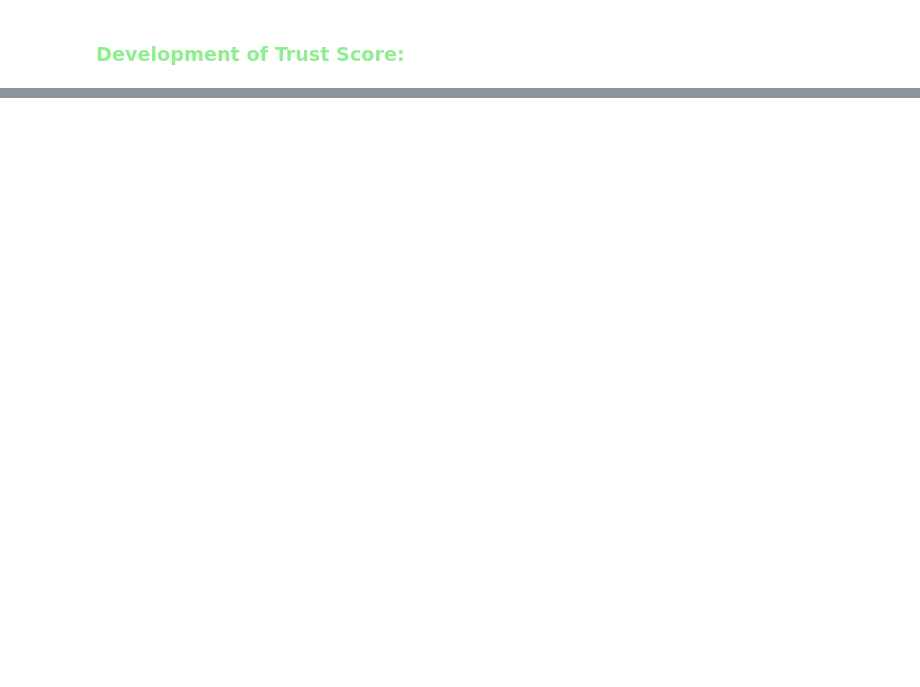
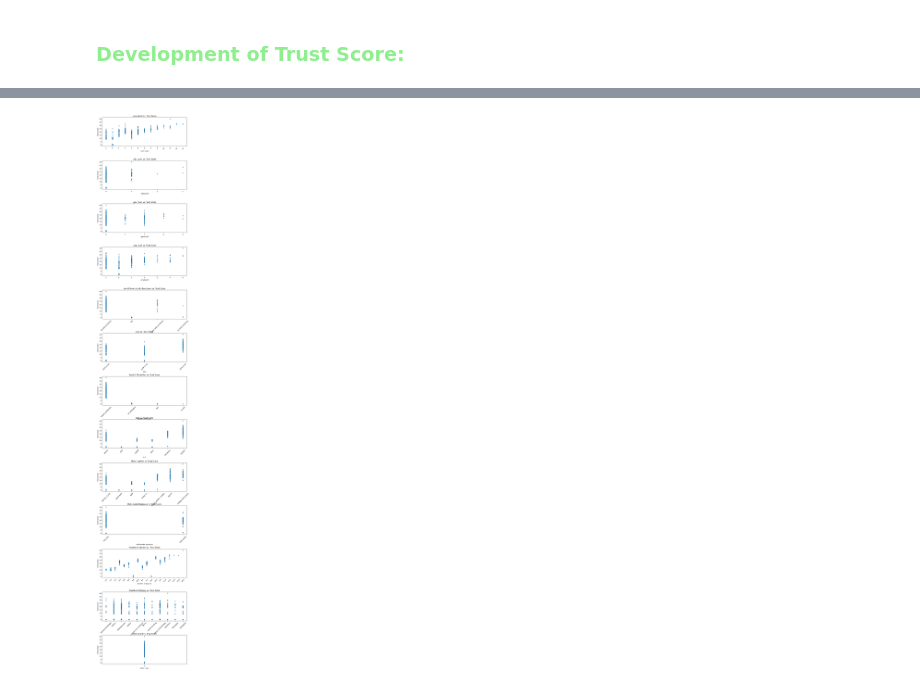
Before and after one commit to agreen8911/Building-Transparency-in-Search-Based-AI, a Jupyter notebook: data/eda.ipynb, the cells around one changed output, grey strips where cells are left out. Saved outputs shown, nothing was run; the diff lists cells and outputs as text; code cells hidden in the pictures; blank space fills up the shorter version.

Commit message:
plotting feature columns against trust score

```diff
--- a/data/eda.ipynb
+++ b/data/eda.ipynb
@@ -219,6 +219,8 @@ df_links_formatting_tld.head()
 ### <span style="color:lightgreen">Development of Trust Score:</span>
 # %%
 df_trust_score = df_links_formatting_tld.__deepcopy__()
+
+df_trust_score['Multi-modal Response'] = df_trust_score['Multi-modal Response'].fillna('text_only')
 
 df_trust_score.insert(15, 'Trust Score', 0)
 
@@ -226,6 +228,14 @@ for index, r in df_trust_score.iterrows():
     trust_score = 0
     if r['Number of Sources'] > 0:
         trust_score += 5
+    if r['.com count'] > 0:
+        trust_score += (r['.com count'] * 1)
+    if r['.org count'] > 0:
+        trust_score += (r['.org count'] * 1)
+    if r['.gov count'] > 0:
+        trust_score += (r['.gov count'] * 1)
+    if r['.edu count'] > 0:
+        trust_score += (r['.edu count'] * 1)
     if r['Are All Source Links Functional'] == 'all_links_functional':
         trust_score += 2
     elif r['Are All Source Links Functional'] == 'some_links_funcitonal':
@@ -235,9 +245,10 @@ for index, r in df_trust_score.iterrows():
         trust_score += len(unique_sources)
     if r['Multi-modal Response'] == 'multi-modal':
         trust_score += 1
+
     df_trust_score.at[index, 'Trust Score'] = trust_score
 
-df_trust_score.head(25)
+df_trust_score.head()
 # %% [output]
 |  | Question | Question Category | LLM | Model Version | Explicit Attribution | Date | ... |
 | 0 | "where does the saying keeping up... | General Knowledge | gemini | gemini_1.5_pro | explicit_attribution | 2024-11-02 | ... |
@@ -258,0 +273,17 @@ df_trust_score.head(25)
+# %%
+feature_columns = df_trust_score.columns.difference(['Trust Score', 'Attributed Sources', 'Question'])
+
+fig, axes = plt.subplots(len(feature_columns), 1, figsize=(10, len(feature_columns) * 5))
+axes = axes.flatten()
+
+for ax, feature in zip(axes, feature_columns):
+    ax.scatter(df_trust_score[feature].astype(str), df_trust_score['Trust Score'], alpha=0.5)
+    ax.set_xlabel(feature)
+    ax.set_ylabel('Trust Score')
+    ax.set_title(f'{feature} vs. Trust Score')
+    ax.tick_params(axis='x', rotation=0)
+
+plt.subplots_adjust(hspace=0.5)
+plt.show()
+# %% [output]
+[figure, added]
```
Also changed, not shown: parts of 4 cells of this notebook.
